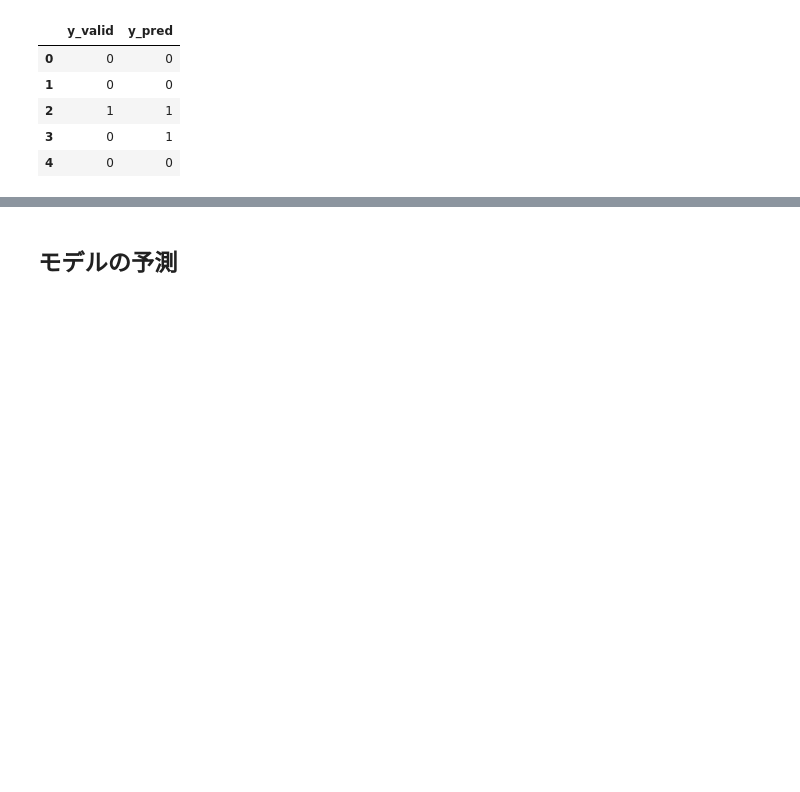
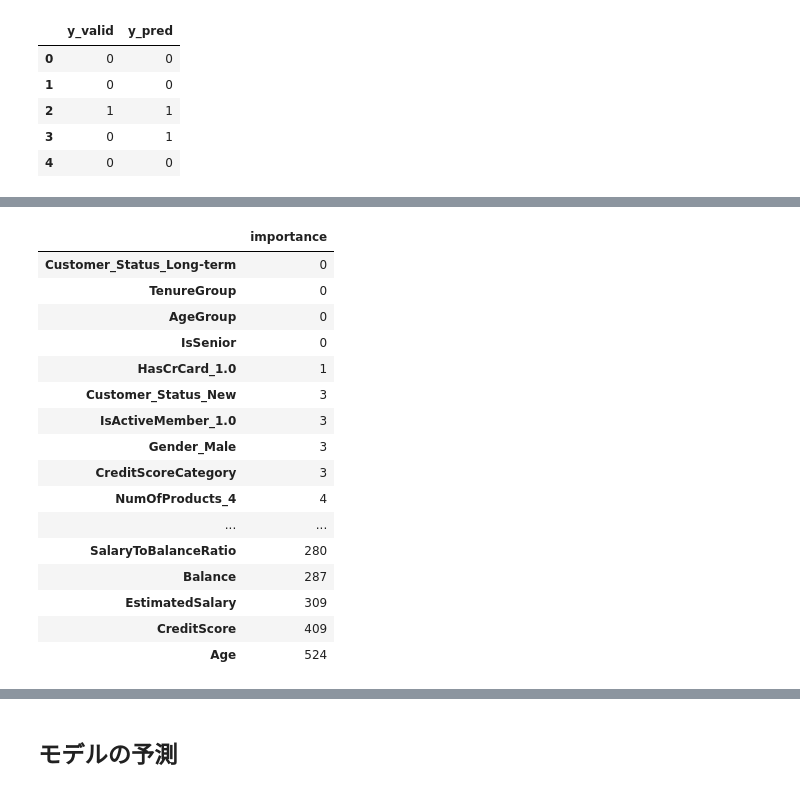
Before and after one commit to CheeseGue/DataScience, a Jupyter notebook: GithubWithKaggle/model-bank-0130-2.ipynb, the cells around one changed output, grey strips where cells are left out. Cells and saved outputs as stored; diff of their text form; code cells hidden in the pictures; blank space fills up the shorter version.

```diff
--- a/GithubWithKaggle/model-bank-0130-2.ipynb
+++ b/GithubWithKaggle/model-bank-0130-2.ipynb
@@ -306,0 +219,25 @@ results_test.head()
+# %%
+importance = lgb.feature_importances_
+
+feature_importance = pd.DataFrame(data=importance, index=X.columns, columns=['importance']) \
+    .sort_values(ascending=True, by='importance')
+
+feature_importance
+# %% [output]
+|  | importance |
+| Customer_Status_Long-term | 0 |
+| TenureGroup | 0 |
+| AgeGroup | 0 |
+| IsSenior | 0 |
+| HasCrCard_1.0 | 1 |
+| Customer_Status_New | 3 |
+| IsActiveMember_1.0 | 3 |
+| Gender_Male | 3 |
+| CreditScoreCategory | 3 |
+| NumOfProducts_4 | 4 |
+| ... | ... |
+| SalaryToBalanceRatio | 280 |
+| Balance | 287 |
+| EstimatedSalary | 309 |
+| CreditScore | 409 |
+| Age | 524 |
```
Also changed, not shown: parts of 36 cells of this notebook.
